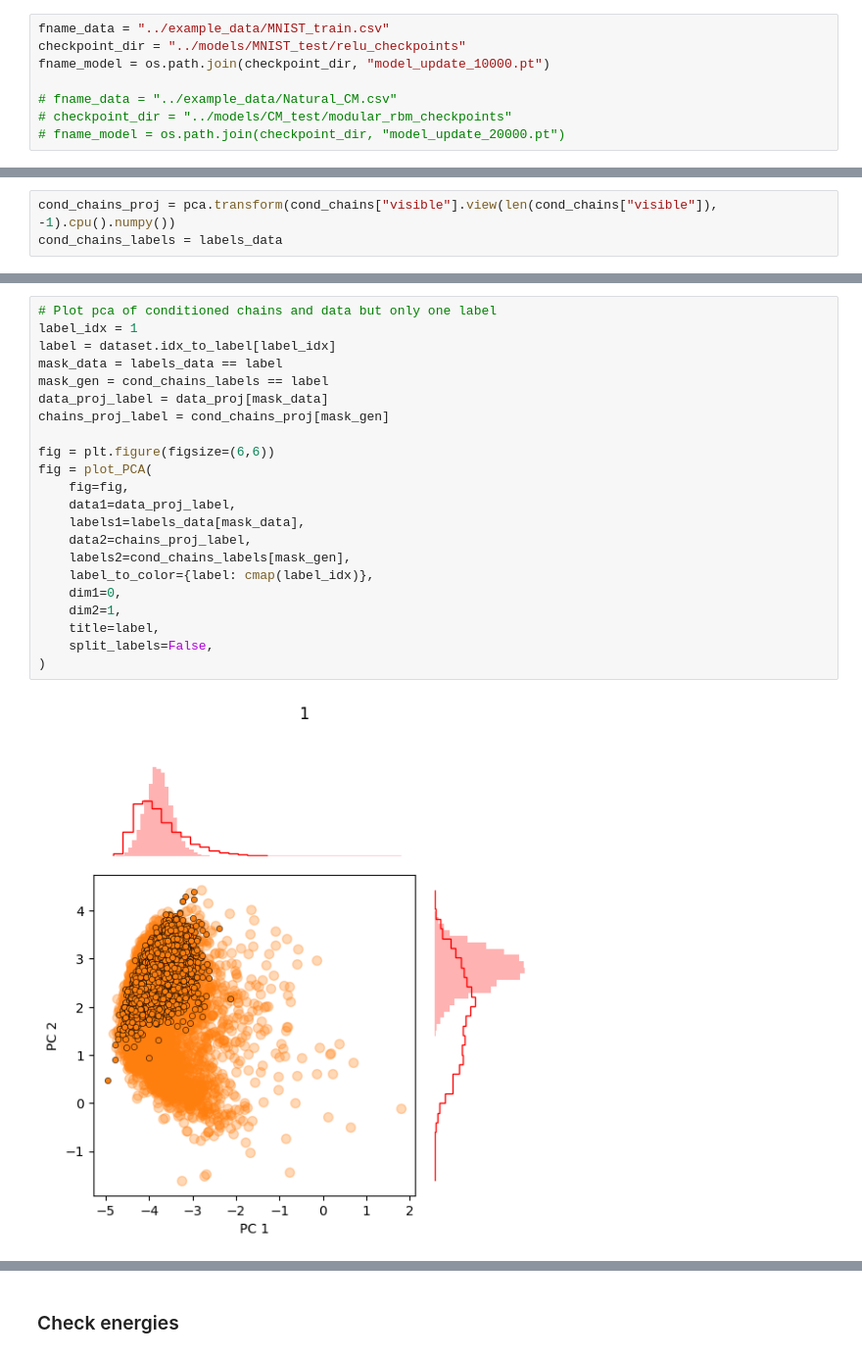
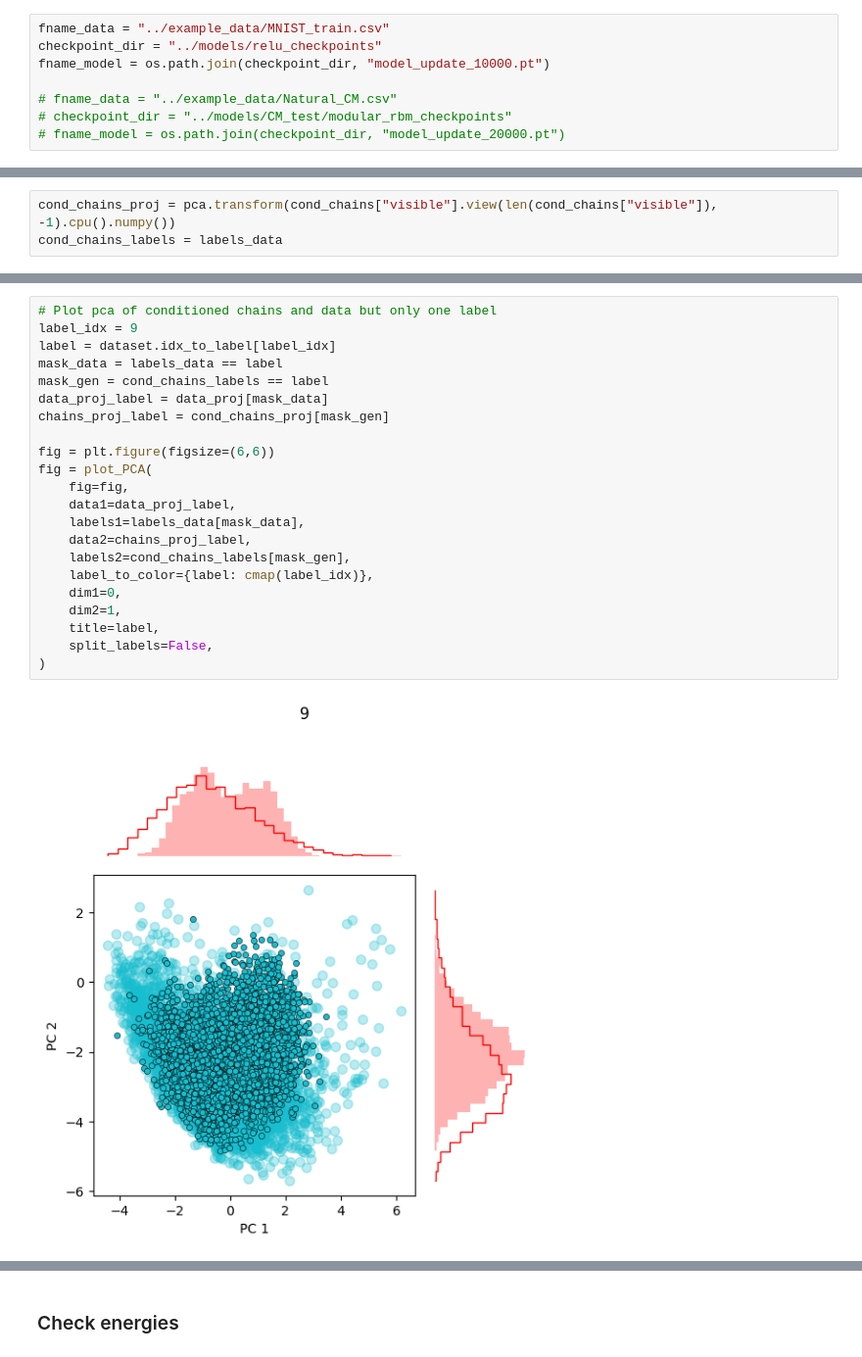
Before and after one commit to rossetl/annaDCA, a Jupyter notebook: tutorials/use_rbm.ipynb, the cells around one changed output, grey strips where cells are left out. Shown at 98% size. Drawn from its saved outputs; the diff is of its cells as text.

```diff
--- a/tutorials/use_rbm.ipynb
+++ b/tutorials/use_rbm.ipynb
@@ -11,7 +11,7 @@ from annadca.utils import get_eigenvalues_history
 from annadca.plot import plot_PCA
 # %%
 fname_data = "../example_data/MNIST_train.csv"
-checkpoint_dir = "../models/MNIST_test/relu_checkpoints"
+checkpoint_dir = "../models/relu_checkpoints"
 fname_model = os.path.join(checkpoint_dir, "model_update_10000.pt")
 
 # fname_data = "../example_data/Natural_CM.csv"
@@ -183,27 +215,27 @@ fig = plot_PCA(
 # %%
 # Plot pca of conditioned chains and data but only one label
-label_idx = 1
+label_idx = 9
 label = dataset.idx_to_label[label_idx]
 mask_data = labels_data == label
 mask_gen = cond_chains_labels == label
 data_proj_label = data_proj[mask_data]
 chains_proj_label = cond_chains_proj[mask_gen]
 
 fig = plt.figure(figsize=(6,6))
 fig = plot_PCA(
     fig=fig,
     data1=data_proj_label,
     labels1=labels_data[mask_data],
     data2=chains_proj_label,
     labels2=cond_chains_labels[mask_gen],
     label_to_color={label: cmap(label_idx)},
     dim1=0,
     dim2=1,
     title=label,
     split_labels=False,
 )
 # %% [output]
-[figure, old version]
+[figure, new version]
 # %%
 predictions = rbm.predict_labels(visible=dataset.data_one_hot)
 accuracy = (predictions.argmax(-1) == dataset.labels_one_hot.argmax(-1)).float().mean().item()
```
Also changed, not shown: parts of 15 cells of this notebook, 15 other files.
